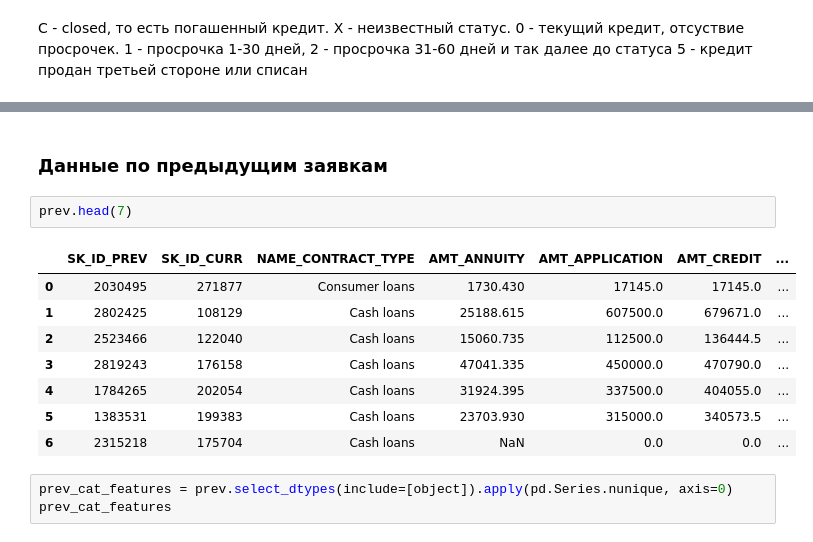
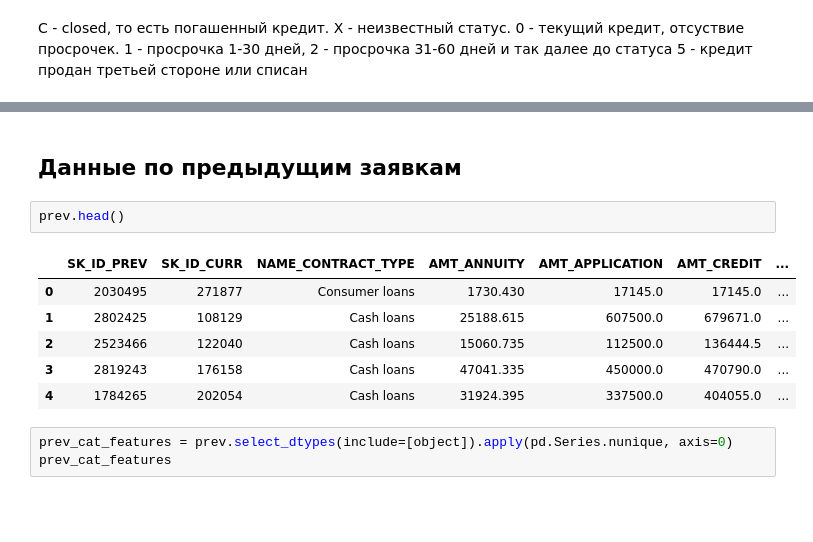
Before and after one commit to bypolyarka/home-credit-kaggle, a Jupyter notebook: home_credit_full_data_fe.ipynb, the cells around one changed output, grey strips where cells are left out. Drawn from its saved outputs; the diff is of its cells as text; blank space fills up the shorter version.

```diff
--- a/home_credit_full_data_fe.ipynb
+++ b/home_credit_full_data_fe.ipynb
@@ -261,16 +506,14 @@ gc.collect()
 # %% [markdown]
-### Данные по предыдущим заявкам
+## Данные по предыдущим заявкам
 # %%
-prev.head(7)
+prev.head()
 # %% [output]
 |  | SK_ID_PREV | SK_ID_CURR | NAME_CONTRACT_TYPE | AMT_ANNUITY | AMT_APPLICATION | AMT_CREDIT | ... |
 | 0 | 2030495 | 271877 | Consumer loans | 1730.430 | 17145.0 | 17145.0 | ... |
 | 1 | 2802425 | 108129 | Cash loans | 25188.615 | 607500.0 | 679671.0 | ... |
 | 2 | 2523466 | 122040 | Cash loans | 15060.735 | 112500.0 | 136444.5 | ... |
 | 3 | 2819243 | 176158 | Cash loans | 47041.335 | 450000.0 | 470790.0 | ... |
 | 4 | 1784265 | 202054 | Cash loans | 31924.395 | 337500.0 | 404055.0 | ... |
-| 5 | 1383531 | 199383 | Cash loans | 23703.930 | 315000.0 | 340573.5 | ... |
-| 6 | 2315218 | 175704 | Cash loans | NaN | 0.0 | 0.0 | ... |
 # %%
 prev_cat_features = prev.select_dtypes(include=[object]).apply(pd.Series.nunique, axis=0)
 prev_cat_features
```
Also changed, not shown: parts of 51 cells of this notebook.
